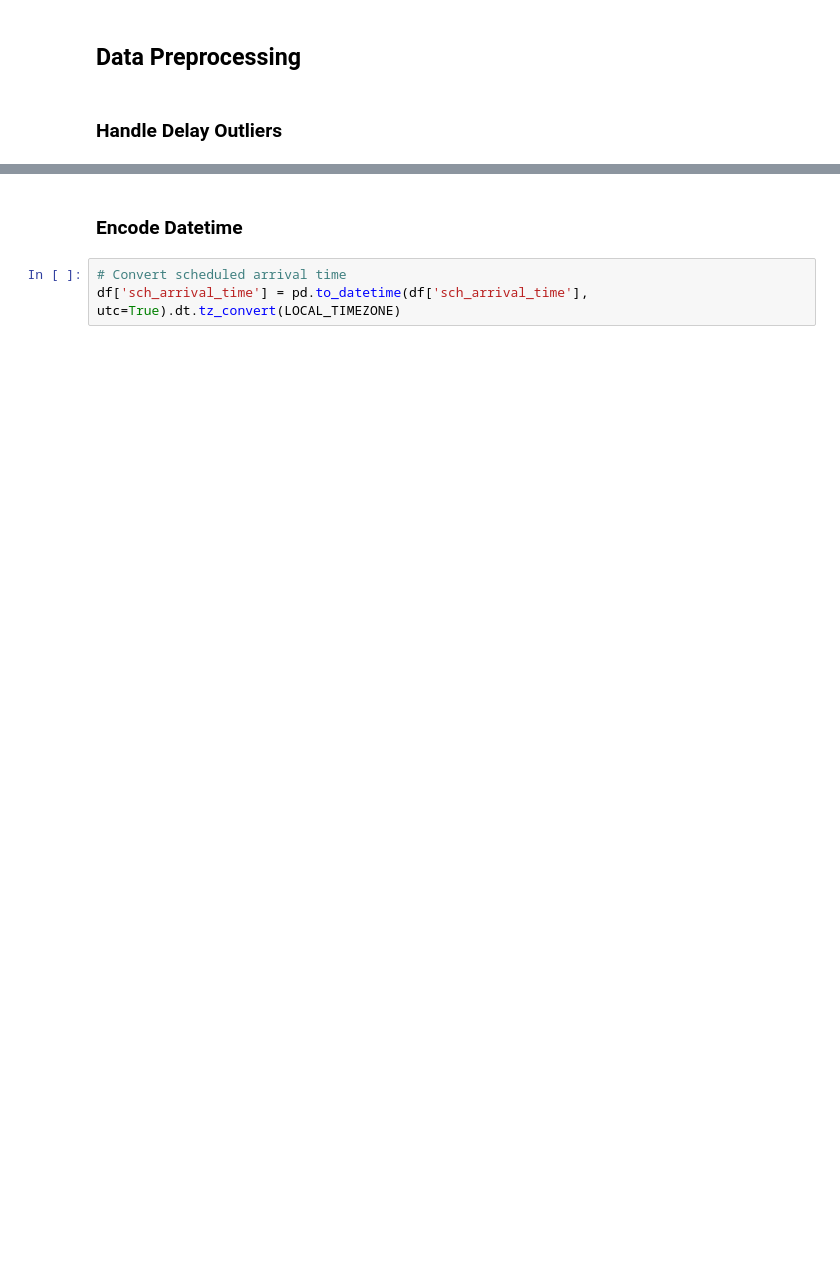
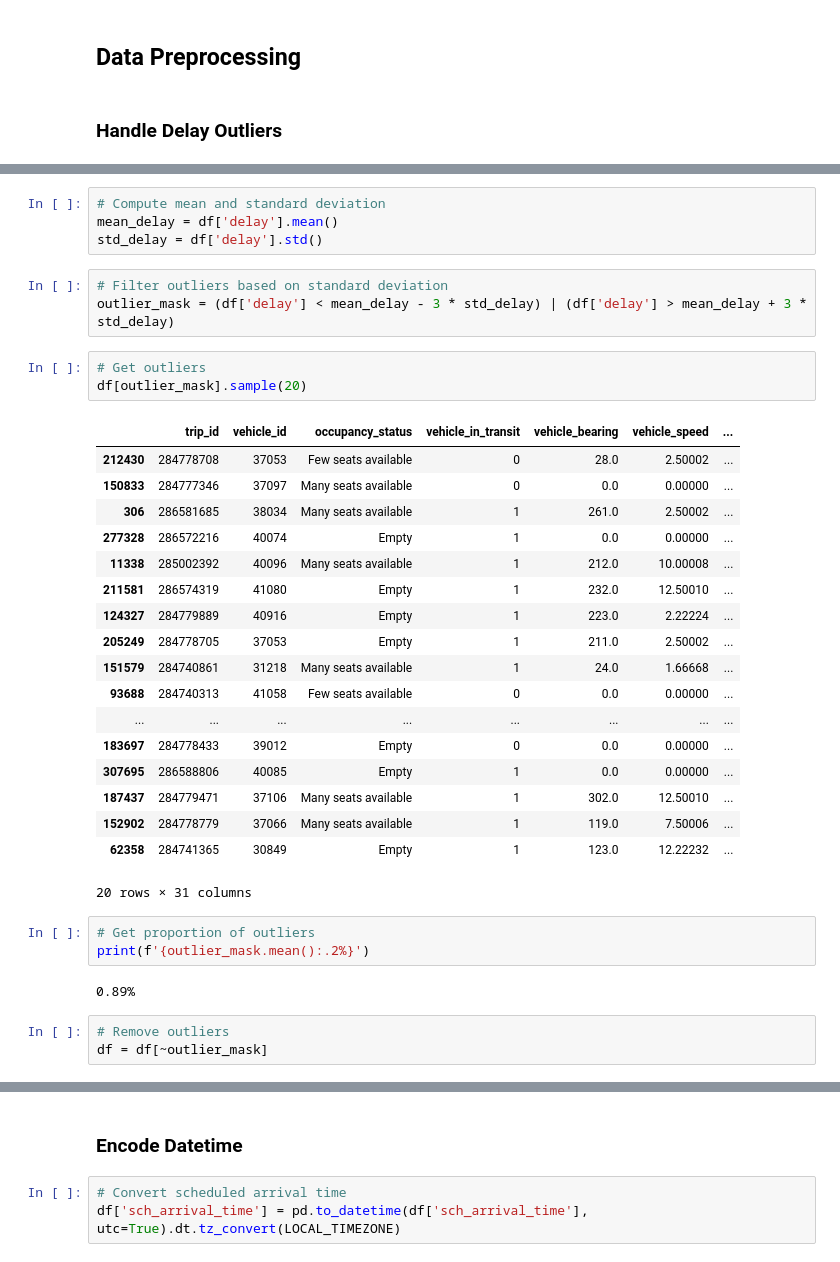
Before and after one commit to nadpierre/stm-transit-delay-prediction, a Jupyter notebook: notebooks/data_preprocessing.ipynb, the cells around one changed output, grey strips where cells are left out. Cells and saved outputs as stored; diff of their text form; blank space fills up the shorter version.

```diff
--- a/notebooks/data_preprocessing.ipynb
+++ b/notebooks/data_preprocessing.ipynb
@@ -102,0 +94,37 @@ df['delay'].describe()
+# %%
+# Compute mean and standard deviation
+mean_delay = df['delay'].mean()
+std_delay = df['delay'].std()
+# %%
+# Filter outliers based on standard deviation
+outlier_mask = (df['delay'] < mean_delay - 3 * std_delay) | (df['delay'] > mean_delay + 3 * std_delay)
+# %%
+# Get outliers
+df[outlier_mask].sample(20)
+# %% [output]
+|  | trip_id | vehicle_id | occupancy_status | vehicle_in_transit | vehicle_bearing | vehicle_speed | ... |
+| 212430 | 284778708 | 37053 | Few seats available | 0 | 28.0 | 2.50002 | ... |
+| 150833 | 284777346 | 37097 | Many seats available | 0 | 0.0 | 0.00000 | ... |
+| 306 | 286581685 | 38034 | Many seats available | 1 | 261.0 | 2.50002 | ... |
+| 277328 | 286572216 | 40074 | Empty | 1 | 0.0 | 0.00000 | ... |
+| 11338 | 285002392 | 40096 | Many seats available | 1 | 212.0 | 10.00008 | ... |
+| 211581 | 286574319 | 41080 | Empty | 1 | 232.0 | 12.50010 | ... |
+| 124327 | 284779889 | 40916 | Empty | 1 | 223.0 | 2.22224 | ... |
+| 205249 | 284778705 | 37053 | Empty | 1 | 211.0 | 2.50002 | ... |
+| 151579 | 284740861 | 31218 | Many seats available | 1 | 24.0 | 1.66668 | ... |
+| 93688 | 284740313 | 41058 | Few seats available | 0 | 0.0 | 0.00000 | ... |
+| ... | ... | ... | ... | ... | ... | ... | ... |
+| 183697 | 284778433 | 39012 | Empty | 0 | 0.0 | 0.00000 | ... |
+| 307695 | 286588806 | 40085 | Empty | 1 | 0.0 | 0.00000 | ... |
+| 187437 | 284779471 | 37106 | Many seats available | 1 | 302.0 | 12.50010 | ... |
+| 152902 | 284778779 | 37066 | Many seats available | 1 | 119.0 | 7.50006 | ... |
+| 62358 | 284741365 | 30849 | Empty | 1 | 123.0 | 12.22232 | ... |
+20 rows × 31 columns
+# %%
+# Get proportion of outliers
+print(f'{outlier_mask.mean():.2%}')
+# %% [output]
+0.89%
+# %%
+# Remove outliers
+df = df[~outlier_mask]
```
Also changed, not shown: parts of 25 cells of this notebook, 5 other files.
